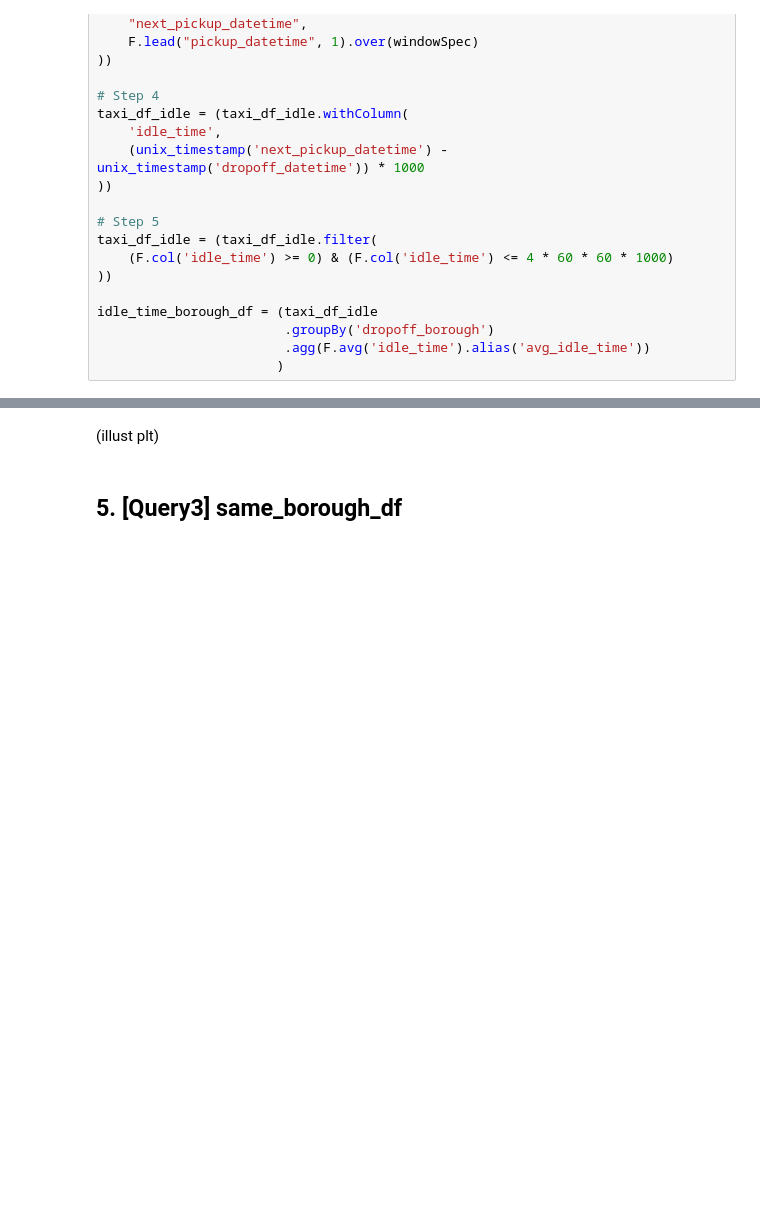
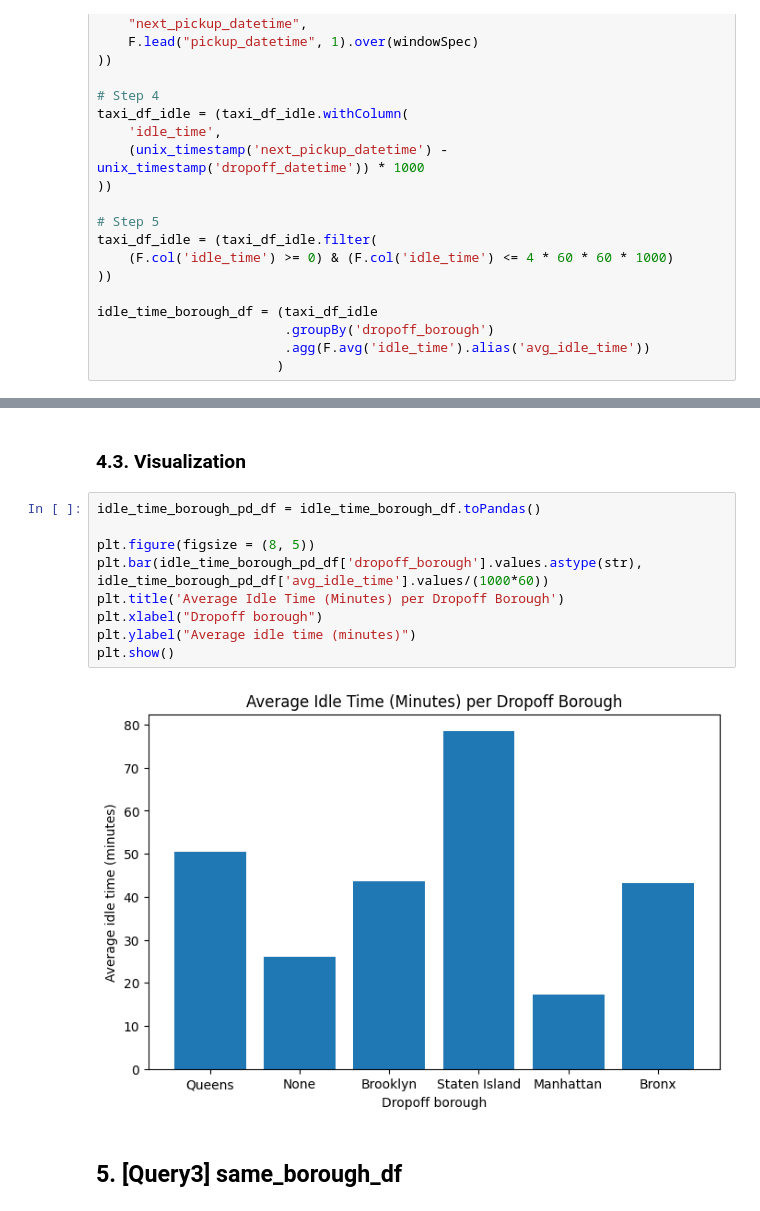
Before and after one commit to kuchidareo/bdm_project_1, a Jupyter notebook: main.ipynb, the cells around one changed output, grey strips where cells are left out. Drawn from its saved outputs; the diff is of its cells as text; blank space fills up the shorter version.

Commit message:
Add illustrations, change the utilization_rate culculation.

```diff
--- a/main.ipynb
+++ b/main.ipynb
@@ -197,8 +198,19 @@ CodeCache: size=131072Kb used=26789Kb max_used=26801Kb free=104282Kb
 |      Manhattan|1035391.6649183646|
 |          Bronx| 2593374.613003096|
 +---------------+------------------+
-# %% [markdown]
-(illust plt)
+# %% [markdown]
+### 4.3. Visualization
+# %%
+idle_time_borough_pd_df = idle_time_borough_df.toPandas()
+
+plt.figure(figsize = (8, 5))
+plt.bar(idle_time_borough_pd_df['dropoff_borough'].values.astype(str), idle_time_borough_pd_df['avg_idle_time'].values/(1000*60))
+plt.title('Average Idle Time (Minutes) per Dropoff Borough')
+plt.xlabel("Dropoff borough")
+plt.ylabel("Average idle time (minutes)")
+plt.show()
+# %% [output]
+[figure, added]
 # %% [markdown]
 ## 5. [Query3] same_borough_df
 # %% [markdown]
```
Also changed, not shown: parts of 23 cells of this notebook, 1 other file.
